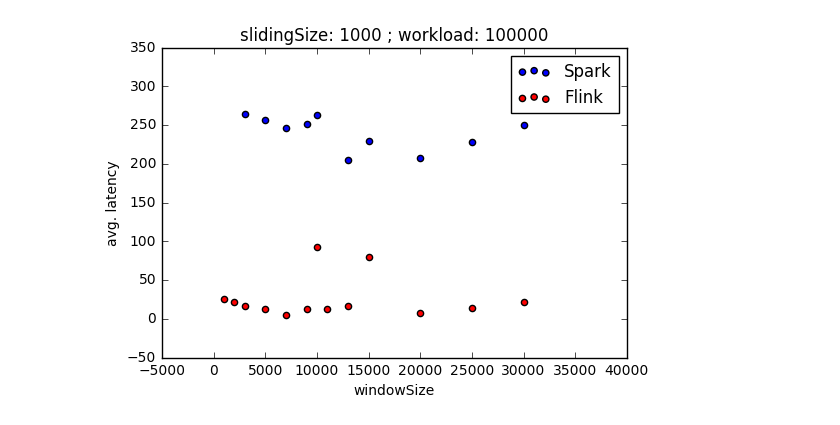
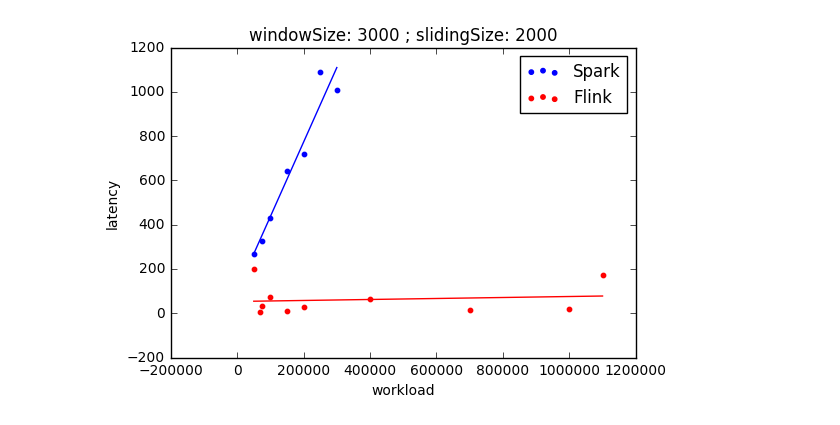
Before and after one commit to plehmann93/bdapro_winagg, a Jupyter notebook: bdapro-winagg/src/main/resources/pandas_test.ipynb, the cells around one changed output. Saved outputs shown, nothing was run; the diff lists cells and outputs as text; code cells hidden in the pictures.

Commit message:
added regression line to graphs

```diff
--- a/bdapro-winagg/src/main/resources/pandas_test.ipynb
+++ b/bdapro-winagg/src/main/resources/pandas_test.ipynb
@@ -5,6 +5,8 @@ from pandas import *
 from pylab import *
 import os
 # %%
+import pandas
+
 def readFileFlink(filename):
     return read_csv(filename,names = ["nan4","nan","passengerCnt", "num ele",
                                                "Latency","Time","nan2","nan3"])
@@ -42,7 +44,7 @@ def mergeDuplicates(num,df):
     win="windowSize"
     sli="slidingSize"
     wor="workload"
-    lat="avg. latency"
+    lat="latency"
     ele="num elements"
     bat="batchtime"
     end=0
@@ -51,11 +53,12 @@ def mergeDuplicates(num,df):
     if(num==len(df)-2):
         return df
     for i in range (num,len(df)-1):
+
         if( (df.iloc[i][sys]==df.iloc[i+1][sys]) and (df.iloc[i][win]==df.iloc[i+1][win]) ):
             if( (df.iloc[i][sli]==df.iloc[i+1][sli]) and (df.iloc[i][wor]==df.iloc[i+1][wor]) ):
                 if( (df.iloc[i][bat]==df.iloc[i+1][bat]) ):
                     sums=(df.iloc[i][ele]+df.iloc[i+1][ele])
-                    avg= (df.iloc[i][lat]*df.iloc[i][ele]+df.iloc[i+1][lat]*iloc[i+1][ele])/sums
+                    avg= (df.iloc[i][lat]*df.iloc[i][ele]+df.iloc[i+1][lat]*df.iloc[i+1][ele])/sums
                     df.set_value(i,lat,avg)
                     end=i
                     found=True
@@ -72,9 +75,15 @@ def mergeDuplicates(num,df):
         return mergeDuplicates( end,df.drop(df.index[[end+1]]) )
     else:
         return df
+
+
+def ignoreLowWorkload(delta,df):
+    return df.loc[df.loc[:,"workload"]>=delta]
+    #print(df.loc[:,"workload"]>delta)
+
 #df=getResults()
 #df=mergeDuplicates(0,df)
-
+#ignoreLowWorkload(75000,df)
 #df
 #df.drop(df.index[[1,3]])
 #df[0:10]
@@ -100,7 +97,7 @@ def getResults():
     flink=True
     data=list()
     #df = DataFrame(data,columns=index)
-    index=["system","windowSize","slidingSize","workload","avg. latency","num elements","batchtime"]
+    index=["system","windowSize","slidingSize","workload","latency","num elements","batchtime"]
 
 
 
@@ -134,3 +131,4 @@ df=getResults()
 #df
 #resS=df.loc[df["system"]=="flink"].loc[df["windowSize"]==3000].loc[df["slidingSize"]==2000]
 #resS
+#df
@@ -156,34 +135,81 @@ df=getResults()
 # %%
 #analysis
+#import seaborn
+import statsmodels.formula.api as sm
 import matplotlib.pyplot as plt
+import numpy as np
 %matplotlib inline
 def plotLatency(varName2,var2,varName3,var3,xName,yName):
 
     resS=df.loc[df["system"]=="spark"].loc[df[varName2]==var2].loc[df[varName3]==var3]
     resF=df.loc[df["system"]=="flink"].loc[df[varName2]==var2].loc[df[varName3]==var3]
     titleString=varName2+": "+str(var2)+" ; "+varName3+": "+str(var3)
+
+    olsS=sm.ols(formula="latency ~ %s"%xName, data=resS).fit()
+    print(olsS.params[0],olsS.params[1])
     ax=resS.plot.scatter(x=xName,y=yName,label="Spark",color="Blue")
     resF.plot.scatter(x=xName,y=yName,label="Flink",ax=ax,color="Red",title=titleString)
-    #resS.plot(x=xName,y=yName,title=titleString,kind="scatter" )
-    #resF.plot(x=xName,y=yName,title=titleString )
-    #reg = ols(y=resS[yName], x=resS[xName])
-    #print(reg.summary)
     path='graphs/%s%s%s%s.png' %(varName2,var2,varName3,var3)
     #savefig(path)
+
+def plotLatency2(varName2,var2,varName3,var3,xName,yName,save):
+
+    resS=df.loc[df["system"]=="spark"].loc[df[varName2]==var2].loc[df[varName3]==var3]
+    resF=df.loc[df["system"]=="flink"].loc[df[varName2]==var2].loc[df[varName3]==var3]
+    titleString=varName2+": "+str(var2)+" ; "+varName3+": "+str(var3)
+
+
+    #make plot without regression line
+    xS=resS[xName].values
+    yS=resS[yName].values
+    plt.scatter( xS , yS ,color="Blue",s=10,label="Spark")
+
+    xF=resF[xName].values
+    yF=resF[yName].values
+    plt.scatter( xF , yF ,color="Red",s=10,label="Flink")
+
+    plt.title(titleString)
+    plt.xlabel(xName)
+    plt.ylabel(yName)
+    plt.legend()
+
+    path='graphs/%s%s%s%s.png' %(varName2,var2,varName3,var3)
+
+    if(save):
+        savefig(path)
+    plt.show()
+
+    #make plot with regression line
+    plt.scatter( xS , yS ,color="Blue",s=10,label="Spark")
+    plt.plot(np.unique(xS), np.poly1d(np.polyfit(xS, yS, 1))(np.unique(xS)),color="Blue")
+
+    plt.scatter( xF , yF ,color="Red",s=10,label="Flink")
+    plt.plot(np.unique(xF), np.poly1d(np.polyfit(xF, yF, 1))(np.unique(xF)),color="Red")
+
+    plt.title(titleString)
+    plt.xlabel(xName)
+    plt.ylabel(yName)
+    plt.legend()
+
+    path='graphs/%s%s%s%s_With.png' %(varName2,var2,varName3,var3)
+
+    if(save):
+        savefig(path)
+    plt.show()
 sys="system"
 win="windowSize"
 sli="slidingSize"
 wor="workload"
-lat="avg. latency"
+lat="latency"
 ele="num elements"
+
 df=getResults()
 df=mergeDuplicates(0,df)
-plotLatency(win,3000,sli,2000,wor,lat)
+df=ignoreLowWorkload(50000,df)
 
-plotLatency(sli,1000,wor,100000,win,lat)
+plotLatency2(win,3000,sli,2000,wor,lat,False)
 
-plotLatency(win,30000,wor,100000,sli,lat)
-#res.ix[:,[4]].plot(kind="line",x=["da","hhh"],y="latency in seconds")
-#res
-#savefig('graphs/figure1.pdf')
+plotLatency2(sli,1000,wor,100000,win,lat,False)
+
+plotLatency2(win,30000,wor,100000,sli,lat,False)
 # %% [output]
@@ -191 +217 @@ plotLatency(win,30000,wor,100000,sli,lat)
-[figure, old version]
+[figure, new version]
```
Also changed, not shown: parts of 4 cells of this notebook, 15 other files.
